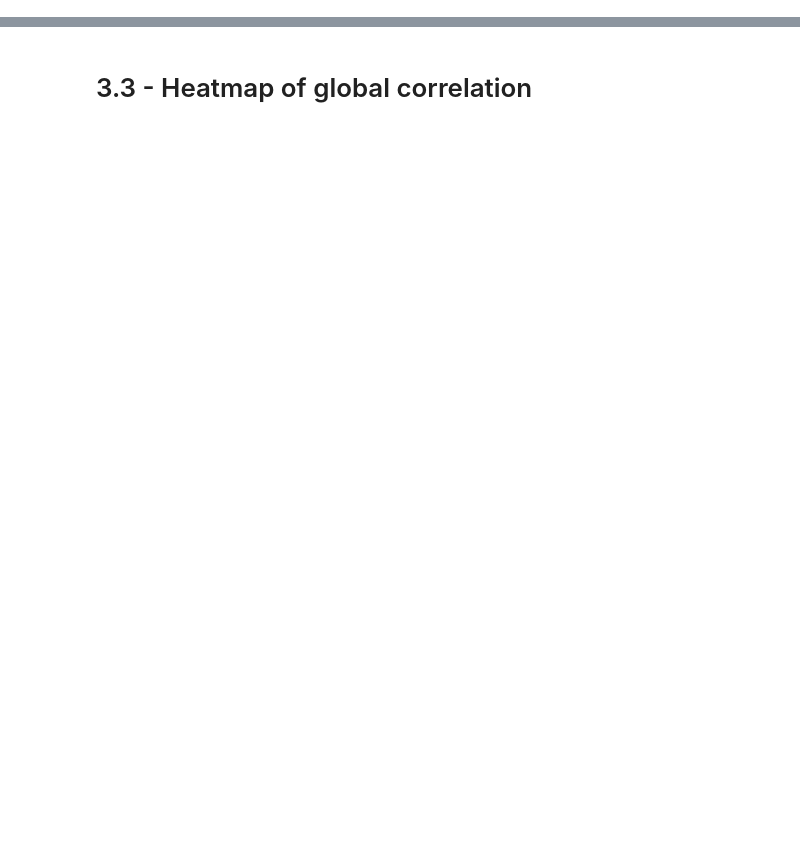
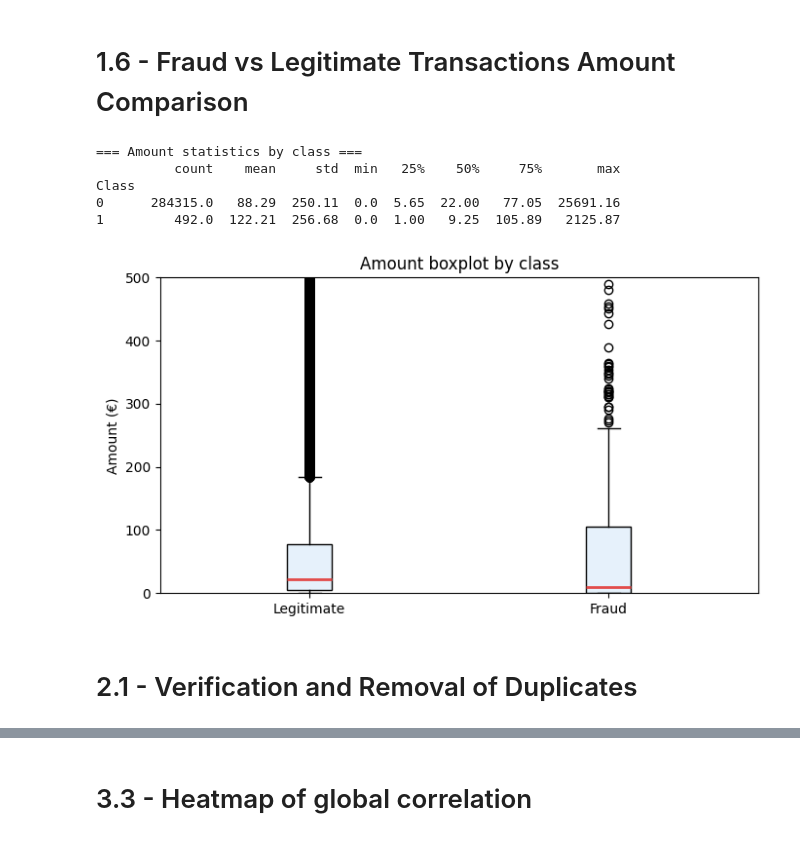
Before and after one commit to JulieMiquela/final_project, a Jupyter notebook: Projet.ipynb, the cells around one changed output, grey strips where cells are left out. Cells and saved outputs as stored; diff of their text form; code cells hidden in the pictures; blank space fills up the shorter version.

```diff
--- a/Projet.ipynb
+++ b/Projet.ipynb
@@ -376,0 +132,32 @@ df_clean.describe()
+# %% [markdown]
+# 1.6 - Fraud vs Legitimate Transactions Amount Comparison
+# %%
+fig, axe = plt.subplots(1, 1, figsize=(7, 4))
+
+fraud = df[df['Class'] == 1]
+legit = df[df['Class'] == 0]
+
+print("=== Amount statistics by class ===")
+print(df.groupby('Class')['Amount'].describe().round(2))
+
+axe.boxplot([legit['Amount'], fraud['Amount']],
+                labels=['Legitimate', 'Fraud'],
+                patch_artist=True,
+                boxprops=dict(facecolor='#E6F1FB'),
+                medianprops=dict(color='#E24B4A', linewidth=2))
+axe.set_title('Amount boxplot by class')
+axe.set_ylabel('Amount (€)')
+axe.set_ylim(0, 500)
+
+plt.tight_layout()
+plt.savefig('figures/amount_by_class.png', dpi=150, bbox_inches='tight')
+plt.show()
+# %% [output]
+=== Amount statistics by class ===
+          count    mean     std  min   25%    50%     75%       max
+Class
+0      284315.0   88.29  250.11  0.0  5.65  22.00   77.05  25691.16
+1         492.0  122.21  256.68  0.0  1.00   9.25  105.89   2125.87
+[figure, added]
+# %% [markdown]
+# 2.1 - Verification and Removal of Duplicates
```
Also changed, not shown: parts of 69 cells of this notebook.
